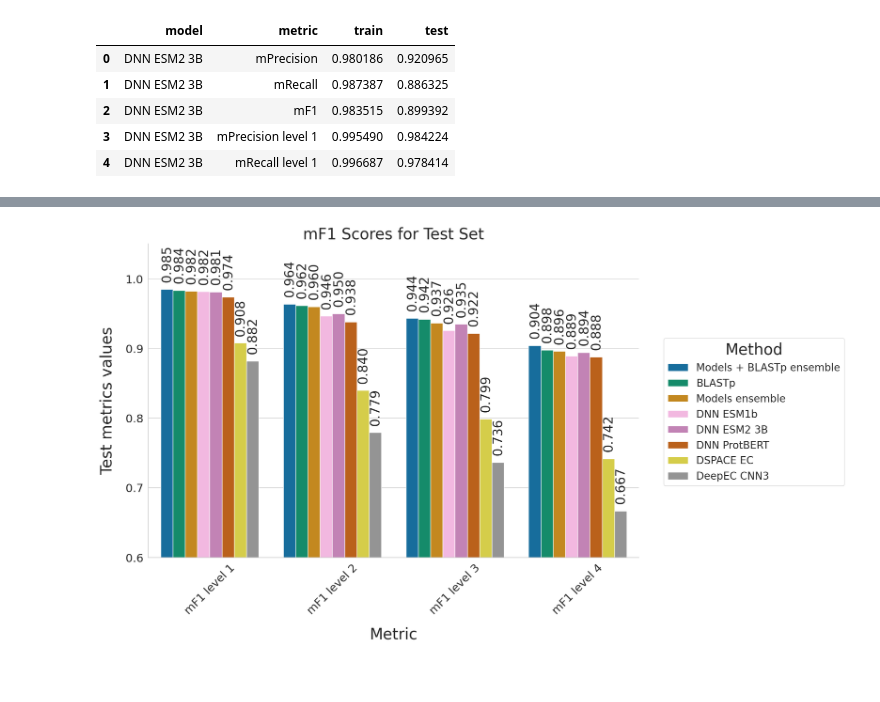
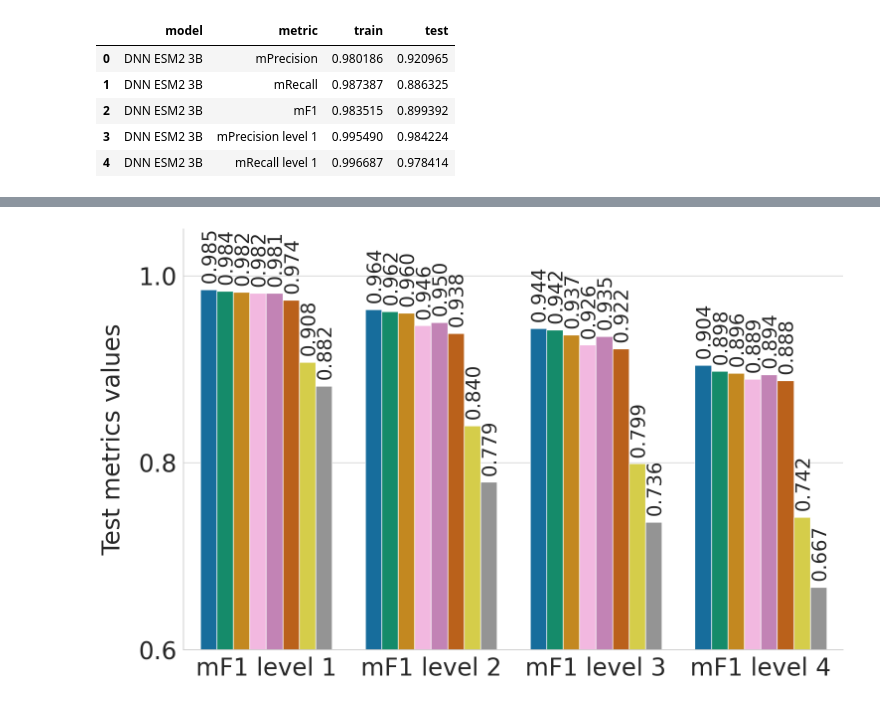
Before and after one commit to jcapels/ec_numbers_prediction, a Jupyter notebook: notebooks/1-general_results.ipynb, the cells around one changed output, grey strips where cells are left out. Saved outputs shown, nothing was run; the diff lists cells and outputs as text; code cells hidden in the pictures; blank space fills up the shorter version.

```diff
--- a/notebooks/1-general_results.ipynb
+++ b/notebooks/1-general_results.ipynb
@@ -61,24 +61,24 @@ g = sns.catplot(x="metric", y="test", hue="model", data=metrics_merged_overall,
 
 
 # sort the bars by mF1
-plt.title("Overall Metrics for Test Set", pad=10, fontsize=30)
-plt.xlabel("Metric", labelpad=20, fontsize=30)
-plt.ylabel("Test metrics values", labelpad=20, fontsize=30)
-legend = plt.legend(bbox_to_anchor=(1.05, 0.7), loc=2, borderaxespad=0., prop={'size': 20})
-legend.set_title("Method",prop={"size":30})
+#plt.title("Overall Metrics for Test Set", pad=10, fontsize=30)
+plt.xlabel("")
+plt.ylabel("Test metrics values", labelpad=20, fontsize=35)
+#legend.set_title("Method",prop={"size":30})
 
 for ax in g.axes.flat:
     for p in ax.patches:
         ax.annotate(format(p.get_height(), '.3f'),
-                    (p.get_x() + p.get_width() / 2., p.get_height() +  0.03),
+                    (p.get_x() + p.get_width() / 2., p.get_height() +  0.04),
                     ha='center', va='center',
                     xytext=(0, 9),
                     textcoords='offset points',
-                    fontsize=25,  # Adjust the fontsize here
+                    fontsize=35,  # Adjust the fontsize here
                     rotation=90)
 
 
-g.set_xticklabels(rotation=45)
-g.set(ylim=(0.6, 1.05))
+g.set_xticklabels(size=35)
+g.set_yticklabels(size=35)
+g.set(ylim=(0.6, 1.05), yticks=[0.6, 0.7, 0.8, 0.9, 1.0])
 plt.savefig("overall_metrics.png", dpi=400, bbox_inches='tight')
 # %% [output]
@@ -86,38 +86,45 @@ plt.savefig("overall_metrics.png", dpi=400, bbox_inches='tight')
 # %%
 # generate a barplot with all metrics
 
 import seaborn as sns
 import matplotlib.pyplot as plt
 
 metrics_merged_merged = metrics_merged_merged.sort_values(by=['metric', 'test'], ascending=[True, False])
 
-sns.set(rc={'figure.figsize':(11.7,8.27)})
+sns.set(rc={'figure.figsize':(14.7,8.27)})
 sns.set(font_scale=2)
 sns.set_style("whitegrid")
 sns.set_palette("Set2")
+matplotlib.rcParams['savefig.transparent'] = True
 
 g = sns.catplot(x="metric", y="test", hue="model", data=metrics_merged_merged, kind="bar", height=10, aspect=1.5, palette=color_map, legend=False)
 
 # sort the bars by mF1
-plt.title("mF1 Scores for Test Set", pad=10, fontsize=30)
-plt.xlabel("Metric", labelpad=20, fontsize=30)
-plt.ylabel("Test metrics values", labelpad=20, fontsize=30)
-legend = plt.legend(bbox_to_anchor=(1.05, 0.7), loc=2, borderaxespad=0., prop={'size': 20})
-legend.set_title("Method",prop={"size":30})
+#plt.title("mF1 Scores for Test Set", pad=10, fontsize=30)
+plt.ylabel("Test metrics values", labelpad=20, fontsize=35)
 
 for ax in g.axes.flat:
     for p in ax.patches:
         ax.annotate(format(p.get_height(), '.3f'),
-                    (p.get_x() + p.get_width() / 2., p.get_height() +  0.03),
+                    (p.get_x() + p.get_width() / 2 + 0.01, p.get_height() +  0.03),
                     ha='center', va='center',
                     xytext=(0, 9),
                     textcoords='offset points',
-                    fontsize=25,  # Adjust the fontsize here
+                    fontsize=28,  # Adjust the fontsize here
                     rotation=90)
 
+legend = plt.legend(bbox_to_anchor=(0.05, -0.3), loc=2, borderaxespad=0., prop={'size': 45}, ncol=2)
+fig  = legend.figure
+fig.canvas.draw()
+bbox  = legend.get_window_extent().transformed(fig.dpi_scale_trans.inverted())
+fig.savefig("legend.png", dpi="figure", bbox_inches=bbox)
+legend.remove()
 
-g.set_xticklabels(rotation=45)
+plt.xlabel("")
+
+g.set_xticklabels(size=35)
+g.set_yticklabels(size=35)
 g.set(ylim=(0.6, 1.05))
 plt.savefig("mf1_metrics_levels.png", dpi=400, bbox_inches='tight')
 # %% [output]
-[figure, old version]
+[figure, new version]
```
Also changed, not shown: parts of 2 cells of this notebook, 21 other files.
